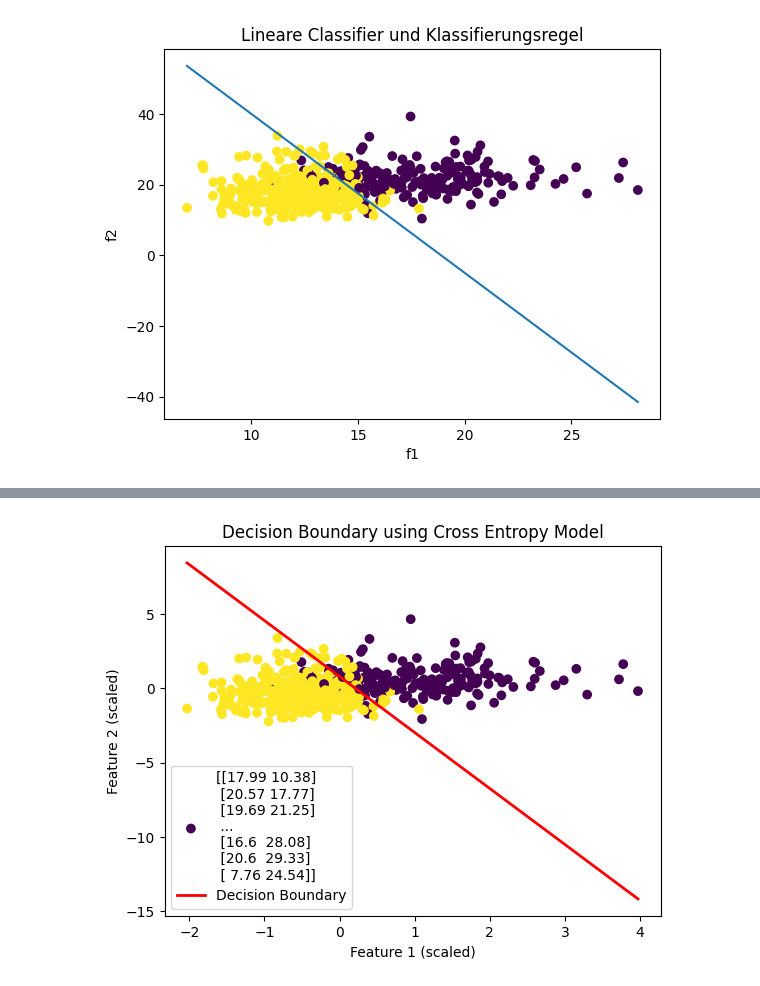
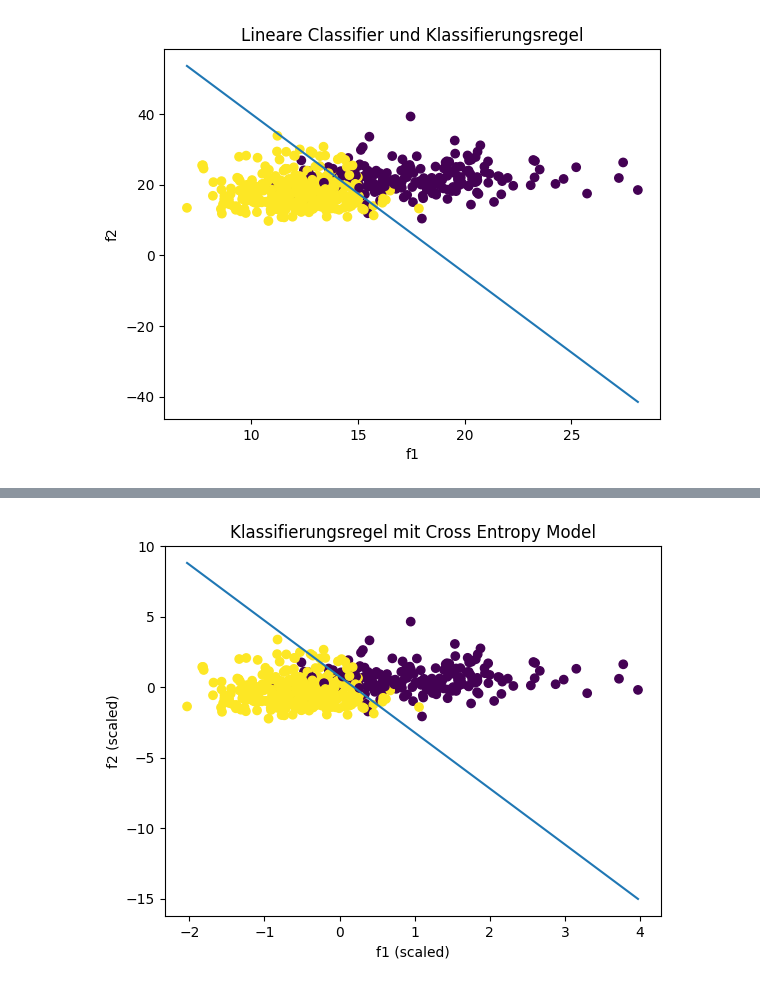
Before and after one commit to MartinKahabka/ClIntKahabka, a Jupyter notebook: 01_linear_classification.ipynb, the cells around one changed output, grey strips where cells are left out. Drawn from its saved outputs; the diff is of its cells as text; code cells hidden in the pictures.

```diff
--- a/01_linear_classification.ipynb
+++ b/01_linear_classification.ipynb
@@ -78,90 +78,94 @@ Accuracy: 0.8963093145869947
 # a better alternative?
 
 # parameter für optimierung
-LR = 0.1
-epochs = 1000
+step_rate = 0.01
+iterations = 5000
 
-
+# sklarierung der Daten zu Mittelwert = 0, Standardabw. = 1
 scaler = StandardScaler()
 data_scaled = scaler.fit_transform(data)
 
+# transformation zu Wert zwischen 0 & 1 (target liegt zwischen 0 und 1)
 def sigmoid(z):
     return 1.0 / (1.0 + np.exp(-z))
 
-def train_cross_entropy(data, target, lr=LR, epochs=epochs):
+# training für squared loss function
+def train_squared_loss(data, target, step=step_rate, epochs=iterations):
+    # initalisierung als Nullwerte
     w = np.zeros(3)
-    for _ in range(epochs):
+    for _ in range(iterations):
         z = w[0]*data[:,0] + w[1]*data[:,1] + w[2]
         p = sigmoid(z)
-
-        dw1 = np.mean((p - target) * data[:,0])
-        dw2 = np.mean((p - target) * data[:,1])
-        dw3 = np.mean(p - target)
-
-        w[0] -= lr * dw1
-        w[1] -= lr * dw2
-        w[2] -= lr * dw3
-
-    return w
-
-def train_squared_loss(data, target, lr=LR, epochs=epochs):
-    w = np.zeros(3)
-    for _ in range(epochs):
-        z = w[0]*data[:,0] + w[1]*data[:,1] + w[2]
-        p = sigmoid(z)
-
+        # gradient = Ableitung der loss function
         diff = (p - target) * p * (1 - p) * 2
-
+        # berechnung der partiellen Ableitung
         dw1 = np.mean(diff * data[:,0])
         dw2 = np.mean(diff * data[:,1])
         dw3 = np.mean(diff)
 
-        w[0] -= lr * dw1
-        w[1] -= lr * dw2
-        w[2] -= lr * dw3
+        w[0] -= step_rate * dw1
+        w[1] -= step_rate * dw2
+        w[2] -= step_rate * dw3
+
+    return w
+
+def train_cross_entropy(data, target, step=step_rate, epochs=iterations):
+    # initalisierung als Nullwerte
+    w = np.zeros(3)
+    for _ in range(iterations):
+        z = w[0]*data[:,0] + w[1]*data[:,1] + w[2]
+        p = sigmoid(z)
+        # Berechnung der partiellen Ableitung
+        dw1 = np.mean((p - target) * data[:,0])
+        dw2 = np.mean((p - target) * data[:,1])
+        dw3 = np.mean(p - target)
+        # step Size und Gradient
+        w[0] -= step_rate * dw1
+        w[1] -= step_rate * dw2
+        w[2] -= step_rate * dw3
 
     return w
 
 # Train both models
 w_ce = train_cross_entropy(data_scaled, target)
 w_sq = train_squared_loss(data_scaled, target)
-print("Cross-entropy weights:", w_ce)
-print("Squared loss weights:", w_sq)
 
-# Compute accuracy for each model
+# accuracy
 pred_ce = (sigmoid(w_ce[0]*data_scaled[:,0] + w_ce[1]*data_scaled[:,1] + w_ce[2]) > 0.5).astype(int)
 pred_sq = (sigmoid(w_sq[0]*data_scaled[:,0] + w_sq[1]*data_scaled[:,1] + w_sq[2]) > 0.5).astype(int)
-
 acc_ce = np.mean(pred_ce == target)
 acc_sq = np.mean(pred_sq == target)
 
+# print results
+print(f"Squared Loss Accuracy : {acc_sq:.3f}")
+print("w1 = " + str(w_sq[0]))
+print("w2 = " + str(w_sq[1]))
+print("w3 = " + str(w_sq[2]))
+
 print(f"Cross Entropy Accuracy: {acc_ce:.3f}")
-print(f"Squared Loss Accuracy : {acc_sq:.3f}")
+print("w1 = " + str(w_ce[0]))
+print("w2 = " + str(w_ce[1]))
+print("w3 = " + str(w_ce[2]))
 
-# --- Modified simple plotting function ---
-# Plot the standardized data as dots and overlay the decision boundary from the cross entropy model
 
+# plots
 plt.figure()
 plt.scatter(data_scaled[:, 0], data_scaled[:, 1], c=target)
-# Compute x values and corresponding y values for the decision boundary line: w0*x + w1*y + w2 = 0
 x_vals = np.linspace(data_scaled[:, 0].min(), data_scaled[:, 0].max(), 100)
-y_vals = - (w_ce[0] * x_vals + w_ce[2]) / w_ce[1]
-plt.plot(x_vals, y_vals, color='red', linewidth=2, label="Decision Boundary")
-plt.xlabel("Feature 1 (scaled)")
-plt.ylabel("Feature 2 (scaled)")
-plt.title("Decision Boundary using Cross Entropy Model")
-plt.legend()
+y_vals = - (w_sq[0] * x_vals + w_sq[2]) / w_sq[1]
+plt.plot(x_vals, y_vals)
+plt.xlabel("f1 (scaled)")
+plt.ylabel("f2 (scaled)")
+plt.title("Klassifierungsregel mit Cross Entropy Model")
 plt.show()
 
 plt.figure()
 plt.scatter(data_scaled[:, 0], data_scaled[:, 1], c=target)
-# Compute x values and corresponding y values for the decision boundary line: w0*x + w1*y + w2 = 0
 x_vals = np.linspace(data_scaled[:, 0].min(), data_scaled[:, 0].max(), 100)
 y_vals = - (w_ce[0] * x_vals + w_ce[2]) / w_ce[1]
-plt.plot(x_vals, y_vals, color='red', linewidth=2, label="Decision Boundary")
-plt.xlabel("Feature 1 (scaled)")
-plt.ylabel("Feature 2 (scaled)")
-plt.title("Decision Boundary using Cross Entropy Model")
-plt.legend()
+plt.plot(x_vals, y_vals)
+plt.xlabel("f1 (scaled)")
+plt.ylabel("f2 (scaled)")
+plt.title("Klassifierungsregel mit Cross Entropy Model")
 plt.show()
 # %% [output]
@@ -173 +181 @@ Squared Loss Accuracy : 0.882
-[figure, old version]
+[figure, new version]
```
Also changed, not shown: parts of 1 cell of this notebook.
